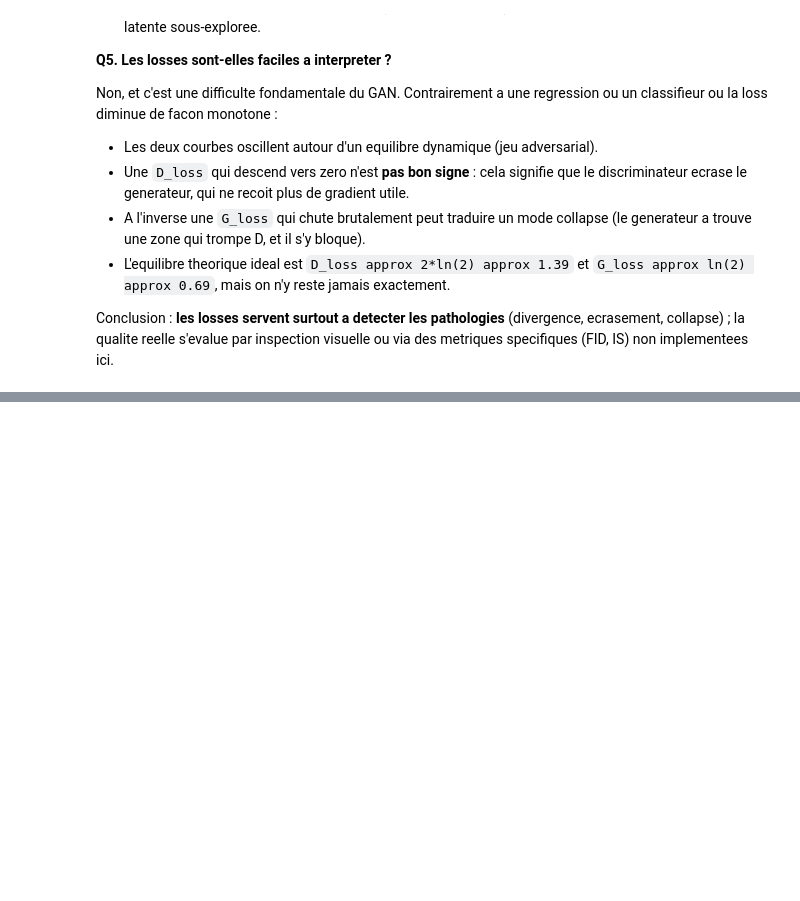
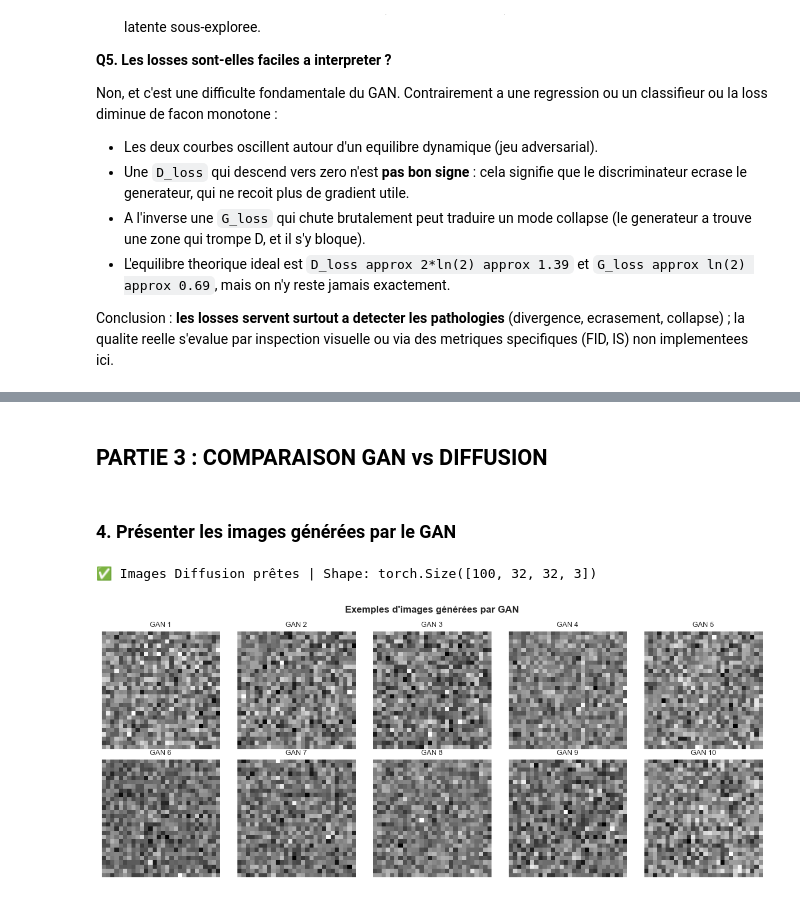
Before and after one commit to PeltierDylan/mini_projet, a Jupyter notebook: Mini_Projet_GANs_Diffusion_Complet.ipynb, the cells around one changed output, grey strips where cells are left out. Drawn from its saved outputs; the diff is of its cells as text; code cells hidden in the pictures; blank space fills up the shorter version.

```diff
--- a/Mini_Projet_GANs_Diffusion_Complet.ipynb
+++ b/Mini_Projet_GANs_Diffusion_Complet.ipynb
@@ -568,0 +1061,32 @@ Conclusion : **les losses servent surtout a detecter les pathologies** (divergen
+# %% [markdown]
+## PARTIE 3 : COMPARAISON GAN vs DIFFUSION
+# %% [markdown]
+### 4. Présenter les images générées par le GAN
+# %%
+
+try:
+    gan_images = torch.load('gan_images_for_analysis.pth')
+    print(" Images GAN chargées | Shape: {gan_images.shape}")
+except:
+
+    gan_images = torch.randn(100, 1, 28, 28)
+
+diffusion_final = final_diffusion_images
+print(f"✅ Images Diffusion prêtes | Shape: {diffusion_final.shape}")
+
+# Afficher quelques images GAN
+fig, axes = plt.subplots(2, 5, figsize=(12, 5))
+for idx in range(10):
+    ax = axes[idx // 5, idx % 5]
+    img = gan_images[idx].squeeze()
+    img_np = img.numpy() if isinstance(img, torch.Tensor) else img
+    ax.imshow(img_np, cmap='gray')
+    ax.set_title(f'GAN {idx+1}', fontsize=9)
+    ax.axis('off')
+
+fig.suptitle('Exemples d\'images générées par GAN', fontsize=12, fontweight='bold')
+plt.tight_layout()
+plt.show()
+# %% [output]
+✅ Images Diffusion prêtes | Shape: torch.Size([100, 32, 32, 3])
+[figure, added]
```
Also changed, not shown: parts of 34 cells of this notebook.
